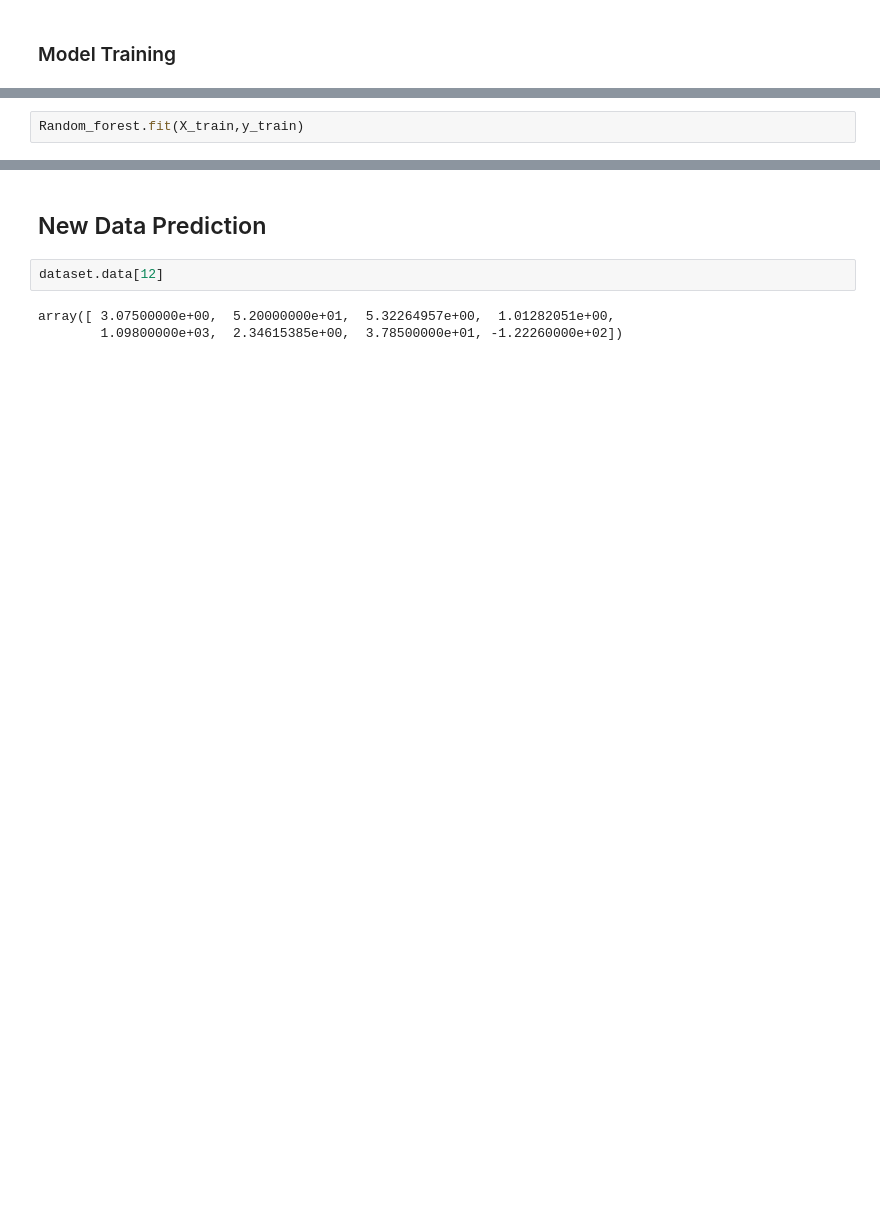
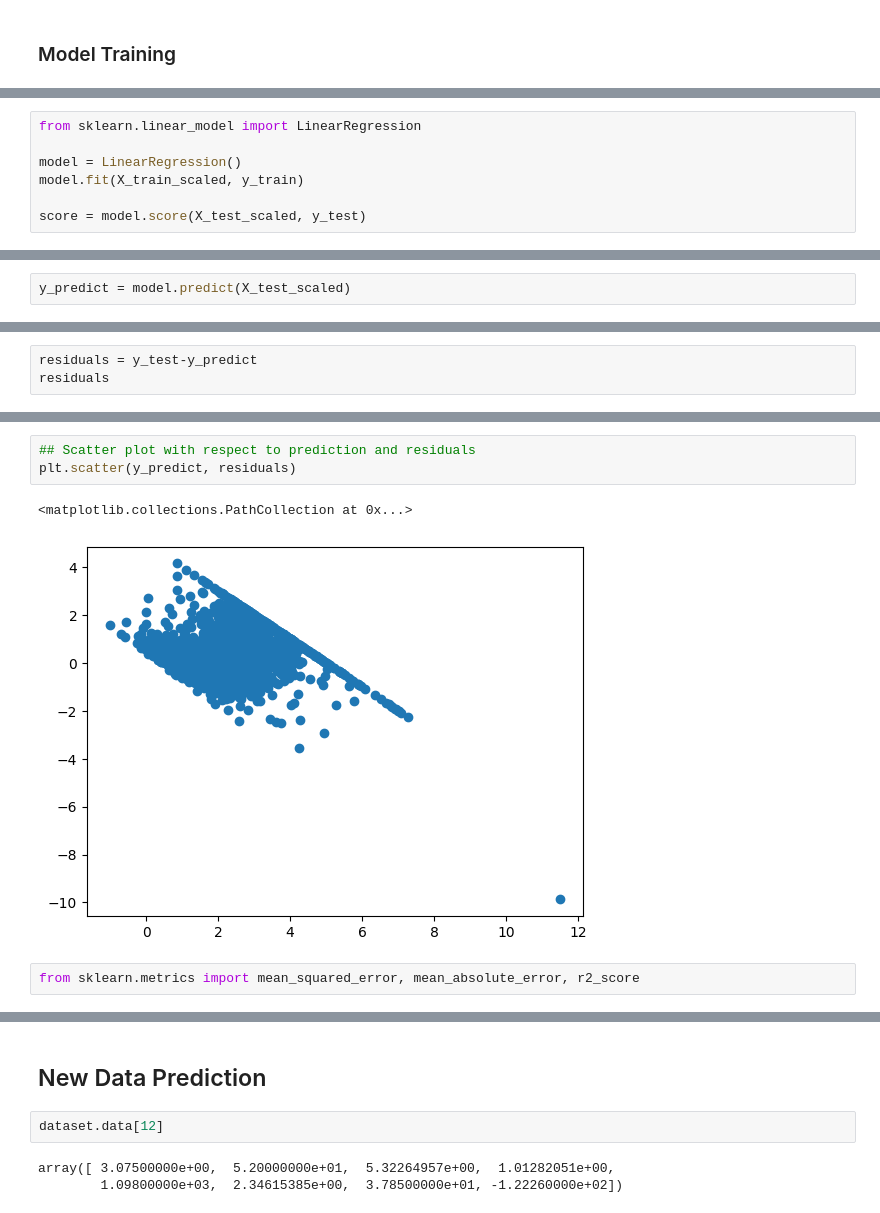
Before and after one commit to vinitkhapekar09-droid/California_house_price_prediction, a Jupyter notebook: California_house_price_prediction.ipynb, the cells around one changed output, grey strips where cells are left out. Saved outputs shown, nothing was run; the diff lists cells and outputs as text; blank space fills up the shorter version.

Commit message:
changed model commit

```diff
--- a/California_house_price_prediction.ipynb
+++ b/California_house_price_prediction.ipynb
@@ -273,2 +262,0 @@ Random_forest = RandomForestRegressor(
-# %%
-Random_forest.fit(X_train,y_train)
@@ -317,0 +265,7 @@ print(r2_score(y_test, y_pred))
+# %%
+from sklearn.linear_model import LinearRegression
+
+model = LinearRegression()
+model.fit(X_train_scaled, y_train)
+
+score = model.score(X_test_scaled, y_test)
@@ -317,0 +276,2 @@ print(r2_score(y_test, y_pred))
+# %%
+y_predict = model.predict(X_test_scaled)
@@ -317,0 +280,3 @@ print(r2_score(y_test, y_pred))
+# %%
+residuals = y_test-y_predict
+residuals
@@ -317,0 +301,8 @@ print(r2_score(y_test, y_pred))
+# %%
+## Scatter plot with respect to prediction and residuals
+plt.scatter(y_predict, residuals)
+# %% [output]
+<matplotlib.collections.PathCollection at 0x...>
+[figure, added]
+# %%
+from sklearn.metrics import mean_squared_error, mean_absolute_error, r2_score
```
Also changed, not shown: parts of 43 cells of this notebook, 3 other files.
